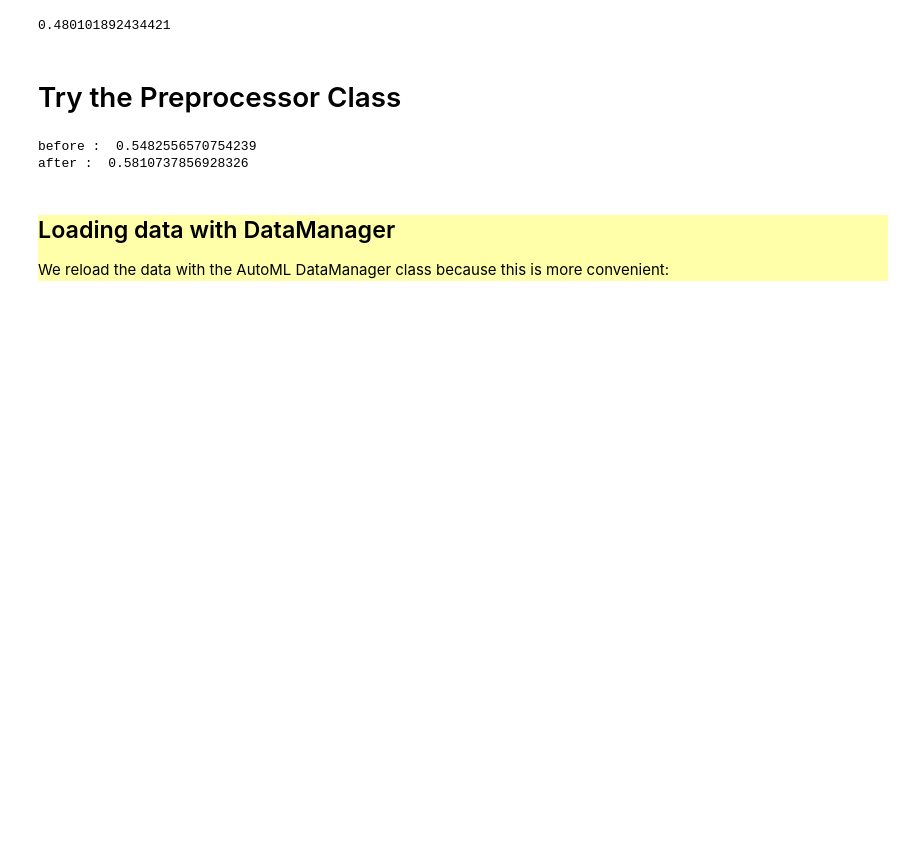
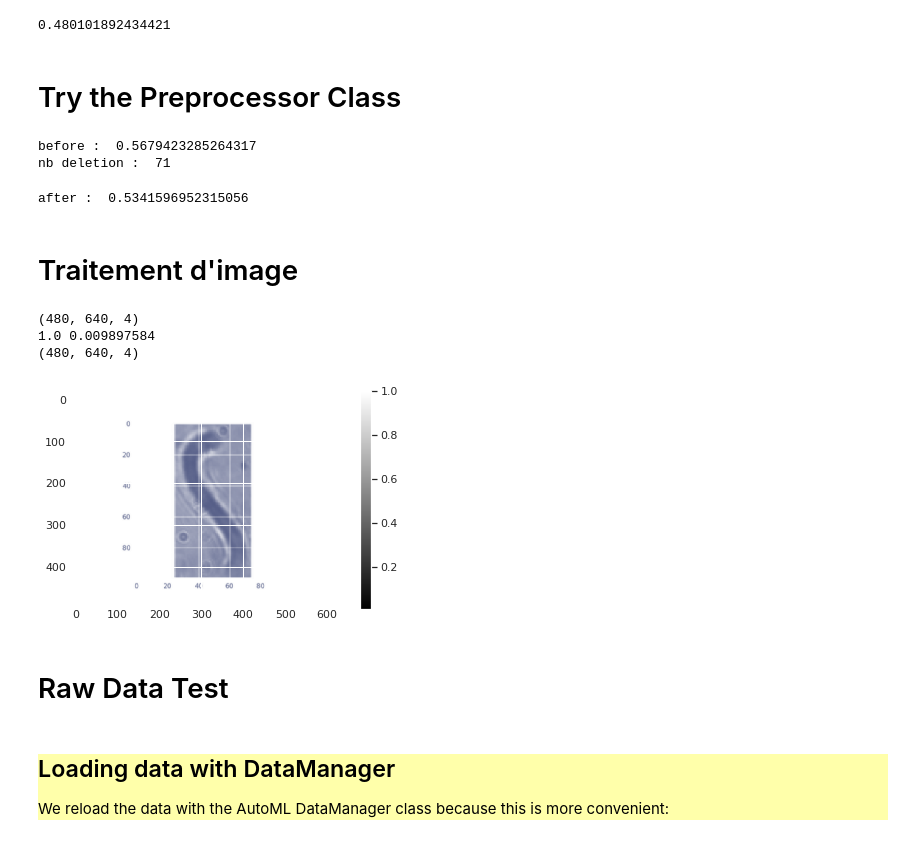
Before and after one commit to adblackx/PLANKTON, a Jupyter notebook: starting_kit/README_Preprocessing.ipynb, the cells around one changed output. Drawn from its saved outputs; the diff is of its cells as text; code cells hidden in the pictures; blank space fills up the shorter version.

Commit message:
update prepro !

```diff
--- a/starting_kit/README_Preprocessing.ipynb
+++ b/starting_kit/README_Preprocessing.ipynb
@@ -723,9 +725,10 @@ res
 # %% [markdown]
 # Try the Preprocessor Class
 # %%
-from preprocessing import Preprocessor
-clf = DecisionTreeClassifier(max_depth=10, max_features = 'sqrt',random_state=42)
-
+from sample_code_submission.plkPreprocessing import Preprocessor
+from sklearn.ensemble import RandomForestClassifier, AdaBoostClassifier
+#clf = DecisionTreeClassifier(max_depth=10, max_features = 'sqrt',random_state=42)
+clf = RandomForestClassifier(n_estimators=196, max_depth=None, min_samples_split=2, random_state=1)
 prepro = Preprocessor()
 data_fs = data.copy()
 X_fs,Y_fs = ExtractData(data_fs)
@@ -739,15 +742,50 @@ Y_predict =  clf.predict(X_test)
 print("before : ", sklearn_metric(Y_test, Y_predict))
 
 
-X_train,Y_train = prepro.outliersDeletion(X_train,Y_train) #supression des outliers dans ensemble d'entrainement
+X_train,Y_train = Preprocessor.outliersDeletion(X_train,Y_train) #supression des outliers dans ensemble d'entrainement
 X_train = prepro.fit_transform(X_train, Y_train) #On utilise fit_transform uniquement sur ensemble d'entrainement
 clf.fit(X_train, Y_train) #on entraine le classifier
 X_test = prepro.transform(X_test) #on transoform notre ensemble test
 Y_predict =  clf.predict(X_test) #On predit les labels de notre ensemble test
 print("after : ", sklearn_metric(Y_test, Y_predict)) #on regarde le score
 # %% [output]
-before :  0.5482556570754239
-after :  0.5810737856928326
+before :  0.5679423285264317
+nb deletion :  71
+after :  0.5341596952315056
+# %% [markdown]
+# Traitement d'image
+# %%
+import numpy as np
+import matplotlib.pyplot as plt
+import matplotlib.image as mpimg
+import scipy.ndimage
+import scipy
+
+image_dir = "images_raw/chaetognatha/"
+from sys import path; path.append(image_dir)
+
+img = mpimg.imread(image_dir + "img172.png")
+
+print(img.shape)
+
+img_modified = img
+img_modified = scipy.ndimage.filters.gaussian_filter(img, sigma=1)
+
+print (img_modified.max(), img_modified.min())
+print (img_modified.shape)
+
+plt.imshow(img_modified[:,:], cmap = plt.get_cmap('gray'), \
+           vmin=img_modified.min(),vmax=img_modified.max())
+plt.colorbar()
+
+plt.savefig("GaussianFilter1.png")
+# %% [output]
+(480, 640, 4)
+1.0 0.009897584
+(480, 640, 4)
+[figure, added]
+# %% [markdown]
+# Raw Data Test
 # %% [markdown]
 
 
```
Also changed, not shown: parts of 5 cells of this notebook, 3 other files.
